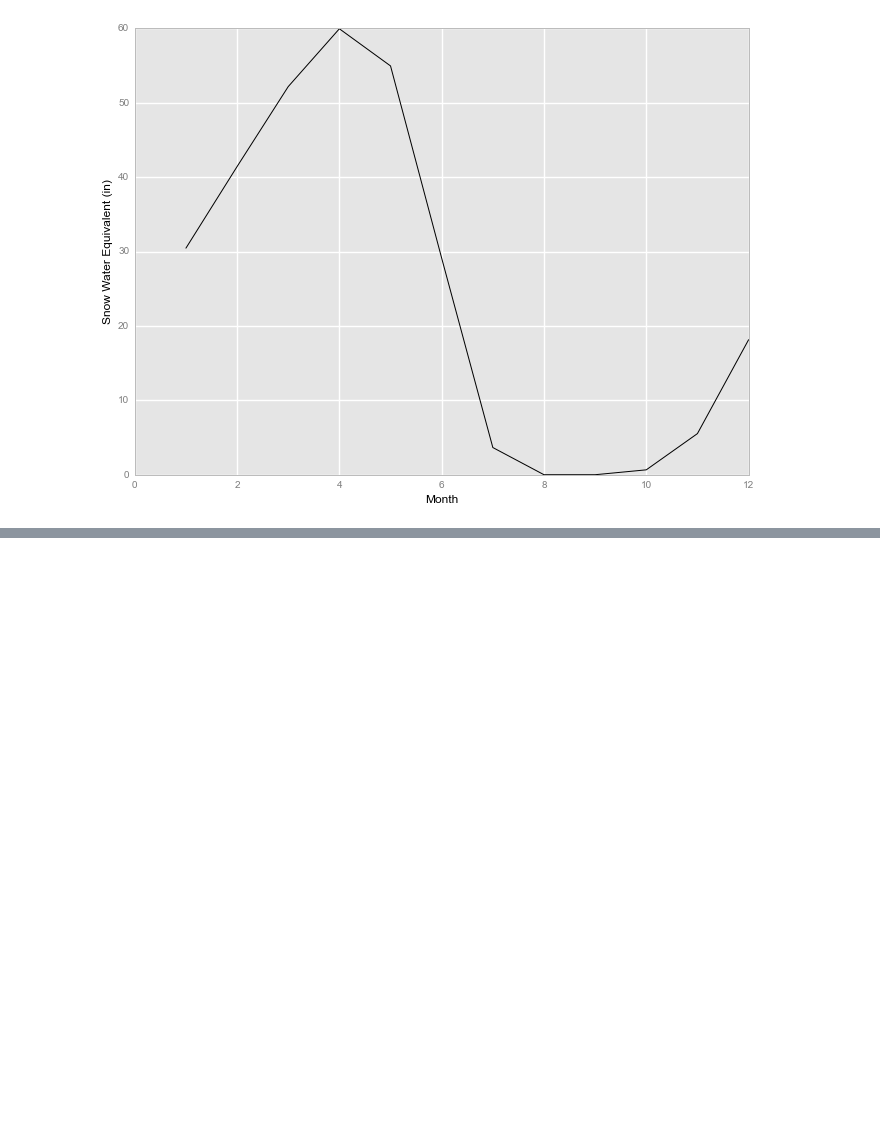
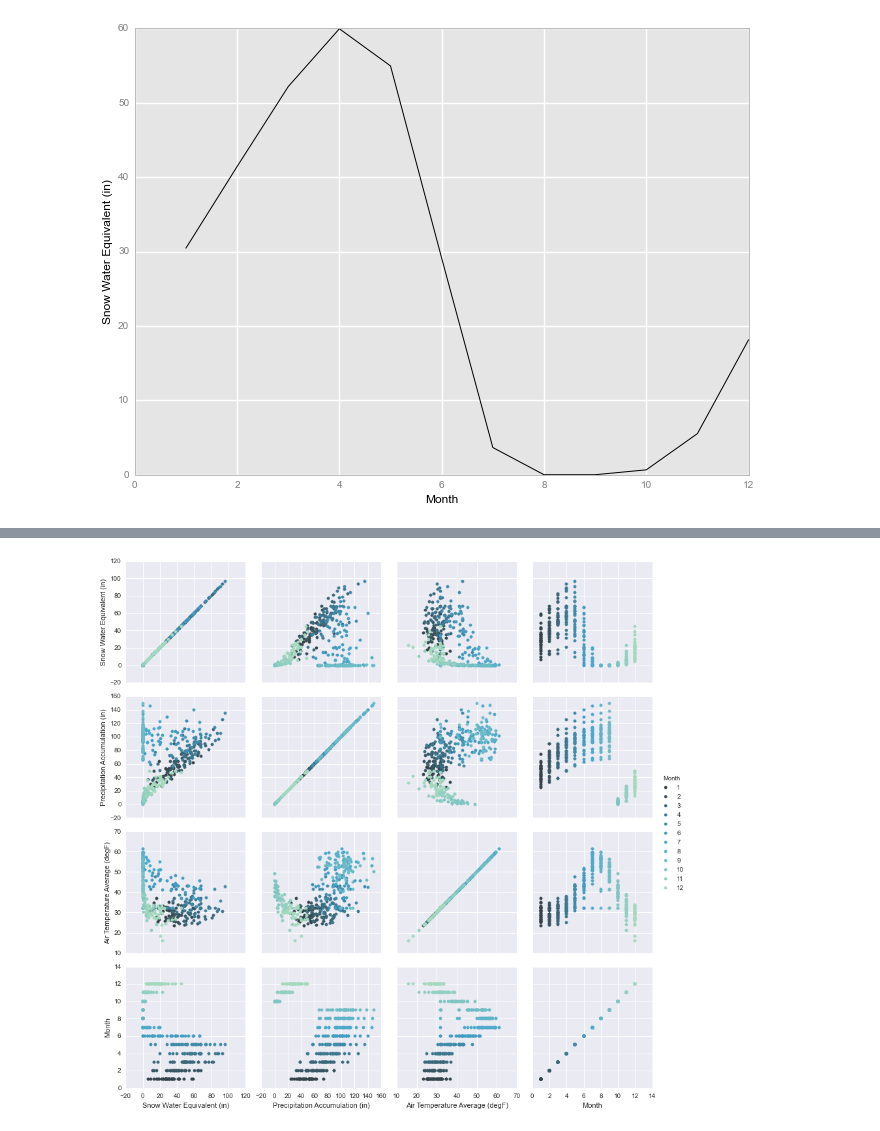
Before and after one commit to wrobstory/pdxdatasci2014, a Jupyter notebook: PDX_DataSci_Snotel.ipynb, the cells around one changed output, grey strips where cells are left out. Cells and saved outputs as stored; diff of their text form; code cells hidden in the pictures; blank space fills up the shorter version.

```diff
--- a/PDX_DataSci_Snotel.ipynb
+++ b/PDX_DataSci_Snotel.ipynb
@@ -143,0 +172,9 @@ ggplot(gg.aes(x='Month', y='Snow Water Equivalent (in)'),
+# %%
+pair_cols = resampled[['Snow Water Equivalent (in)', 'Precipitation Accumulation (in)',
+                       'Air Temperature Average (degF)', 'Month']].reset_index(drop=True)
+pair_cols.head()
+pair = sns.PairGrid(pair_cols, hue="Month", palette="GnBu_d")
+pair.map(plt.scatter)
+pair.add_legend()
+# %% [output]
+[figure, added]
```
Also changed, not shown: parts of 4 cells of this notebook.
